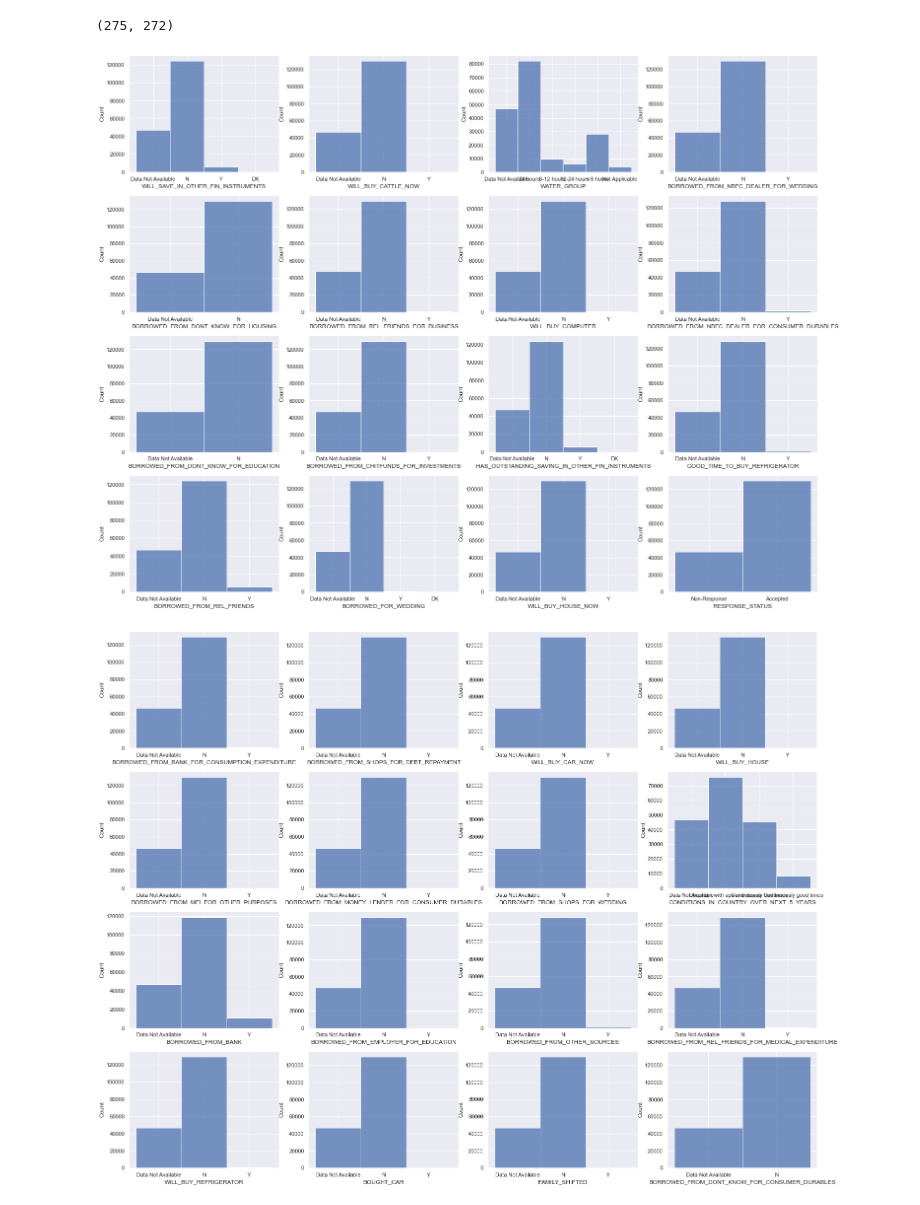
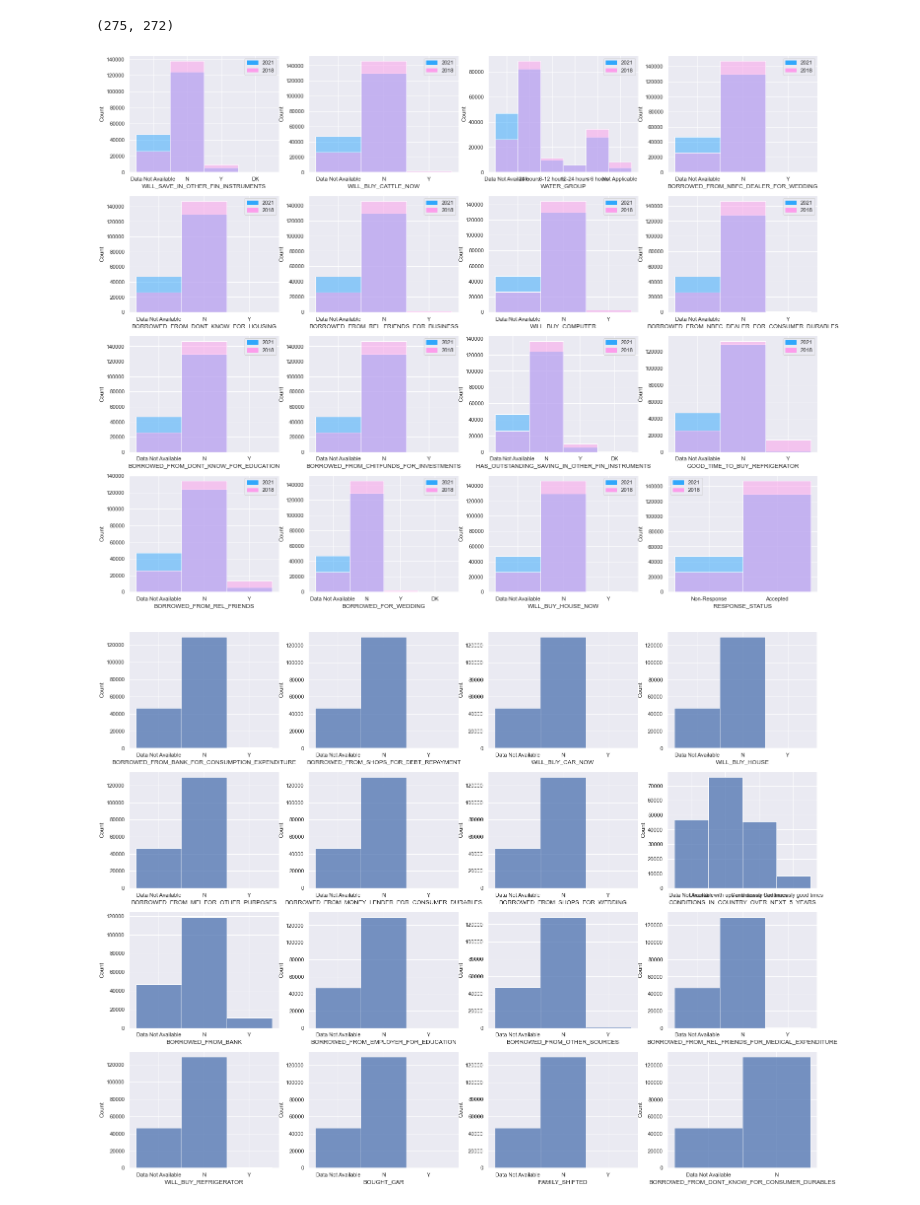
Before and after one commit to parikshitsam/Income-Pyramids, a Jupyter notebook: Aspirational India.ipynb, the cells around one changed output. Cells and saved outputs as stored; diff of their text form; code cells hidden in the pictures.

```diff
--- a/Aspirational India.ipynb
+++ b/Aspirational India.ipynb
@@ -6,7 +7,9 @@ import seaborn as sns
 sns.set()
 # %%
 path = r"C:\Users\parik\Documents\Data sets\aspirations\drive-download-20220221T055656Z-001\aspirational_india_20210101_20210430_R_csv\aspirational_india_20210101_20210430_R.csv"
+path2 = r"C:\Users\parik\Documents\Data sets\aspirations\drive-download-20220221T055656Z-001\aspirational_india_20180901_20181231_R_csv\aspirational_india_20180901_20181231_R.csv"
 df = pd.read_csv(path)
+df2 = pd.read_csv(path2)
 df.head()
 # %% [output]
 |  | WAVE_NO | HH_ID | STATE | HR | DISTRICT | REGION_TYPE | STRATUM | PSU_ID | MONTH_SLOT | ... |
@@ -38,16 +41,21 @@ for x in range((len(categoricals)//16)+1):
 # %%
 ax_rows,ax_cols = 4,4
 fig, axs = plt.subplots(ax_rows,ax_cols,figsize=(25,20))
 
 axes_dict = {}
 counter=0
 for r in range(ax_rows):
     for c in range(ax_cols):
         axes_dict[cat1[counter]]=(r,c)
-        sns.histplot(df,x= str(cat1[counter]), ax = axs[r,c])
+        ax = axs[r,c]
+        sns.histplot(df,x= str(cat1[counter]), ax = axs[r,c],color='#30A7FC', alpha=0.5)
+        sns.histplot(df2,x= str(cat1[counter]), ax = axs[r,c],color='#FC9DEB', alpha=0.5)
+        red_patch = mpatches.Patch(color='#30A7FC', label='2021')
+        blue_patch = mpatches.Patch(color='#FC9DEB', label='2018')
+        ax.legend(handles=[red_patch, blue_patch])
         counter+=1
 # %% [output]
-[figure, old version]
+[figure, new version]
 # %%
 ax_rows,ax_cols = 4,4
 fig, axs = plt.subplots(ax_rows,ax_cols,figsize=(25,20))
```
Also changed, not shown: parts of 1 cell of this notebook.
